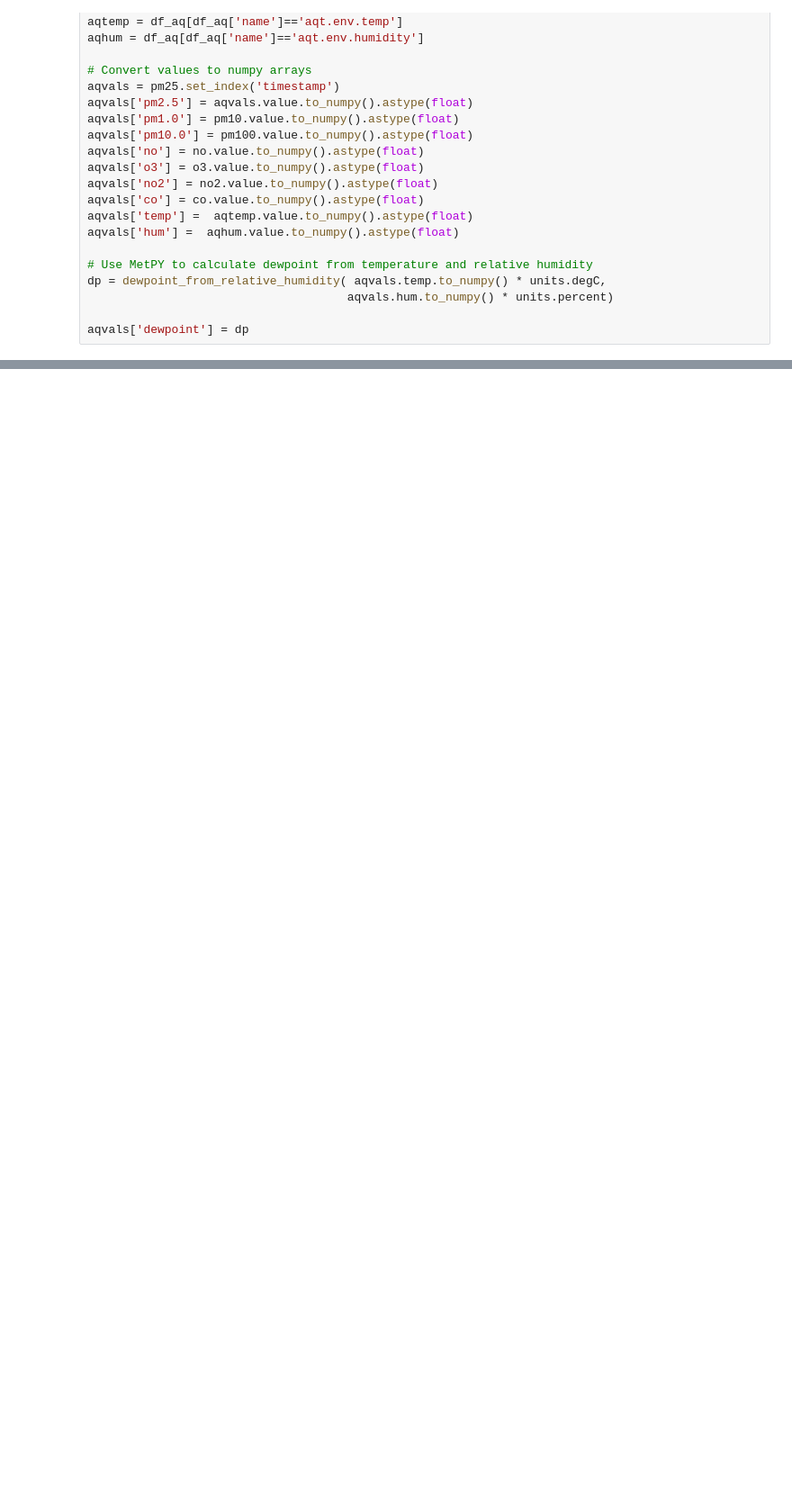
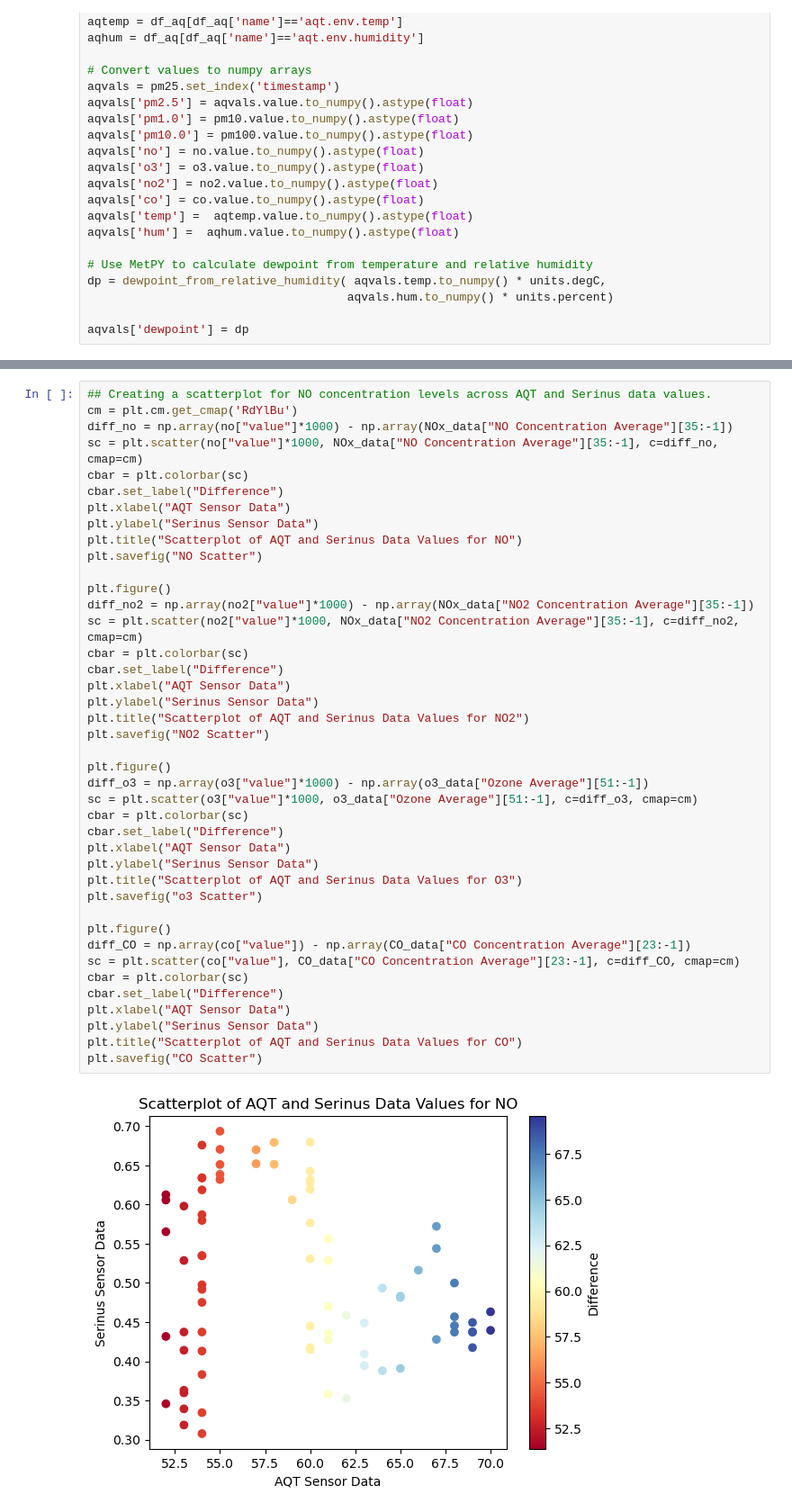
Before and after one commit to EVS-ATMOS/air-quality-sensors, a Jupyter notebook: toybox.ipynb, the cells around one changed output, grey strips where cells are left out. Shown at 90% size. Drawn from its saved outputs; the diff is of its cells as text; blank space fills up the shorter version.

```diff
--- a/toybox.ipynb
+++ b/toybox.ipynb
@@ -543,0 +598,43 @@ aqvals['dewpoint'] = dp
+# %%
+## Creating a scatterplot for NO concentration levels across AQT and Serinus data values.
+cm = plt.cm.get_cmap('RdYlBu')
+diff_no = np.array(no["value"]*1000) - np.array(NOx_data["NO Concentration Average"][35:-1])
+sc = plt.scatter(no["value"]*1000, NOx_data["NO Concentration Average"][35:-1], c=diff_no, cmap=cm)
+cbar = plt.colorbar(sc)
+cbar.set_label("Difference")
+plt.xlabel("AQT Sensor Data")
+plt.ylabel("Serinus Sensor Data")
+plt.title("Scatterplot of AQT and Serinus Data Values for NO")
+plt.savefig("NO Scatter")
+
+plt.figure()
+diff_no2 = np.array(no2["value"]*1000) - np.array(NOx_data["NO2 Concentration Average"][35:-1])
+sc = plt.scatter(no2["value"]*1000, NOx_data["NO2 Concentration Average"][35:-1], c=diff_no2, cmap=cm)
+cbar = plt.colorbar(sc)
+cbar.set_label("Difference")
+plt.xlabel("AQT Sensor Data")
+plt.ylabel("Serinus Sensor Data")
+plt.title("Scatterplot of AQT and Serinus Data Values for NO2")
+plt.savefig("NO2 Scatter")
+
+plt.figure()
+diff_o3 = np.array(o3["value"]*1000) - np.array(o3_data["Ozone Average"][51:-1])
+sc = plt.scatter(o3["value"]*1000, o3_data["Ozone Average"][51:-1], c=diff_o3, cmap=cm)
+cbar = plt.colorbar(sc)
+cbar.set_label("Difference")
+plt.xlabel("AQT Sensor Data")
+plt.ylabel("Serinus Sensor Data")
+plt.title("Scatterplot of AQT and Serinus Data Values for O3")
+plt.savefig("o3 Scatter")
+
+plt.figure()
+diff_CO = np.array(co["value"]) - np.array(CO_data["CO Concentration Average"][23:-1])
+sc = plt.scatter(co["value"], CO_data["CO Concentration Average"][23:-1], c=diff_CO, cmap=cm)
+cbar = plt.colorbar(sc)
+cbar.set_label("Difference")
+plt.xlabel("AQT Sensor Data")
+plt.ylabel("Serinus Sensor Data")
+plt.title("Scatterplot of AQT and Serinus Data Values for CO")
+plt.savefig("CO Scatter")
+# %% [output]
+[figure, added]
```
Also changed, not shown: parts of 5 cells of this notebook.
